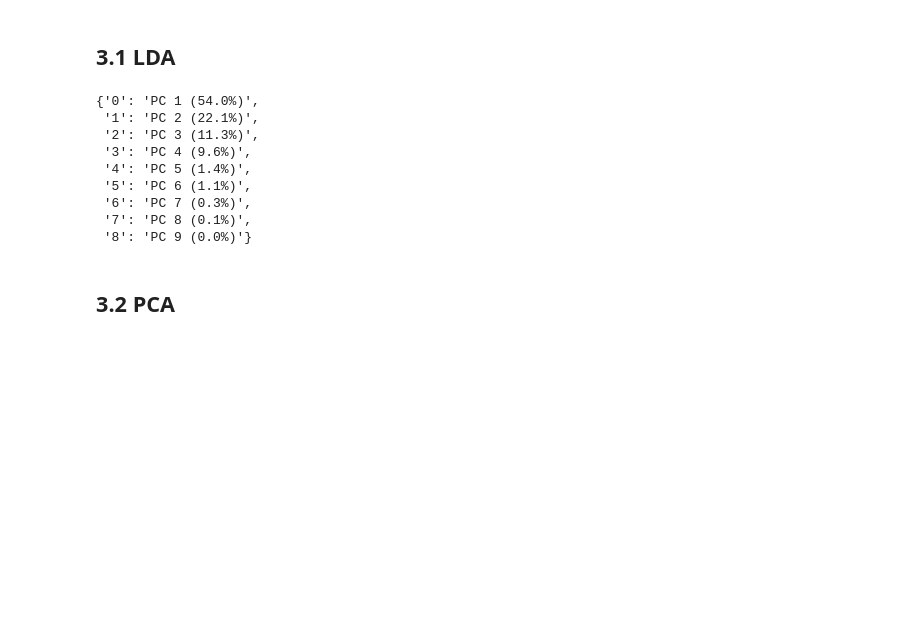
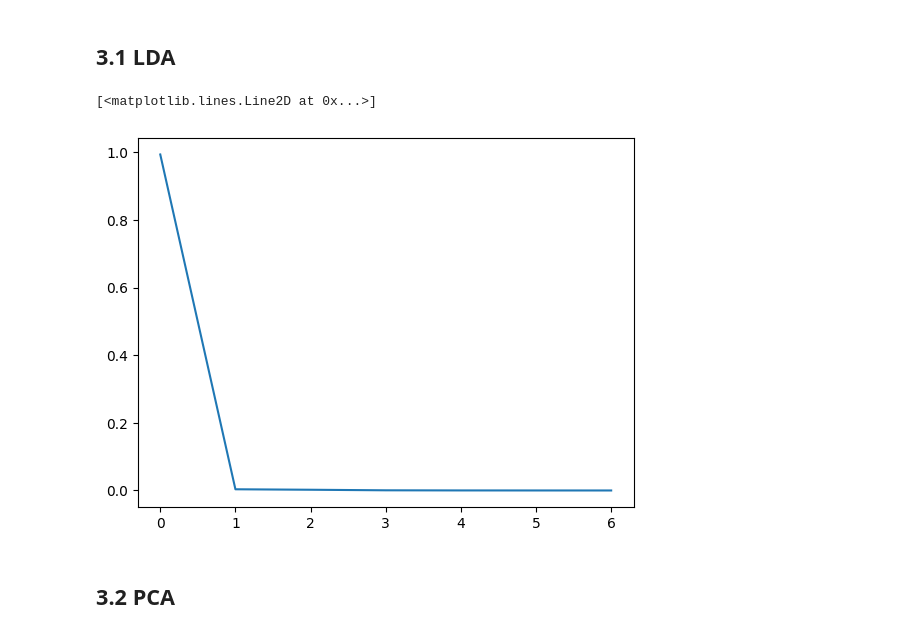
Before and after one commit to jjiaoyuwang/WQU-capstone, a Jupyter notebook: financial-ratios.ipynb, the cells around one changed output. Cells and saved outputs as stored; diff of their text form; code cells hidden in the pictures; blank space fills up the shorter version.

```diff
--- a/financial-ratios.ipynb
+++ b/financial-ratios.ipynb
@@ -161,12 +344,22 @@ PCA_LDA_df = PCA_LDA_df.dropna().applymap(convert_placeholder_text_to_num).dropn
 X = PCA_LDA_df[['Market Cap', 'EV', 'FCF', 'EBITDA', 'Revenue', 'ROE', 'Gross-Profit-Margin',\
             'Quick-Ratio', 'Debt / Equity']].values
 y = PCA_LDA_df[['Sector']].values
+y = y.flatten()
+
+# scaler = StandardScaler()
+# X_lda = scaler.fit_transform(X)
+
 
 X_train, X_test, y_train, y_test = train_test_split(X, y, test_size=0.2, random_state=0)
-sc = StandardScaler()
-X_train = sc.fit_transform(X_train)
-X_test = sc.transform(X_test)
+scaler = StandardScaler()
+X_train = scaler.fit_transform(X_train)
+X_test = scaler.transform(X_test)
 
-lda = LDA(n_components=1)
+lda = LDA(n_components=7)
 X_train = lda.fit_transform(X_train, y_train)
 X_test = lda.transform(X_test)
+# %%
+plt.plot(lda.explained_variance_ratio_)
+# %% [output]
+[<matplotlib.lines.Line2D at 0x...>]
+[figure, added]
@@ -190,15 +418,3 @@ labels = {
-# %%
-labels
-# %% [output]
-{'0': 'PC 1 (54.0%)',
- '1': 'PC 2 (22.1%)',
- '2': 'PC 3 (11.3%)',
- '3': 'PC 4 (9.6%)',
- '4': 'PC 5 (1.4%)',
- '5': 'PC 6 (1.1%)',
- '6': 'PC 7 (0.3%)',
- '7': 'PC 8 (0.1%)',
- '8': 'PC 9 (0.0%)'}
 # %%
 X;
 # %% [markdown]
```
Also changed, not shown: parts of 24 cells of this notebook, 2 other files.
